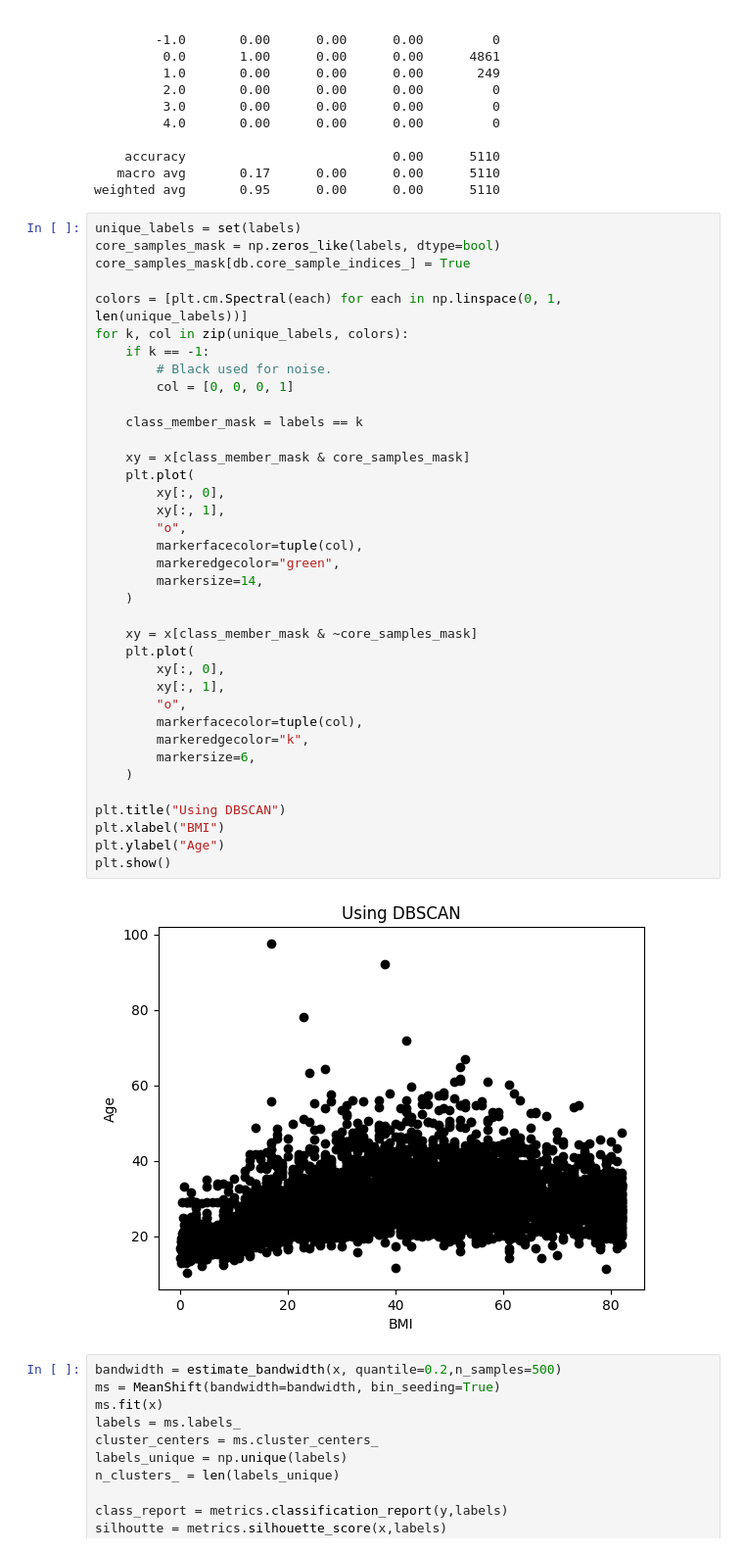
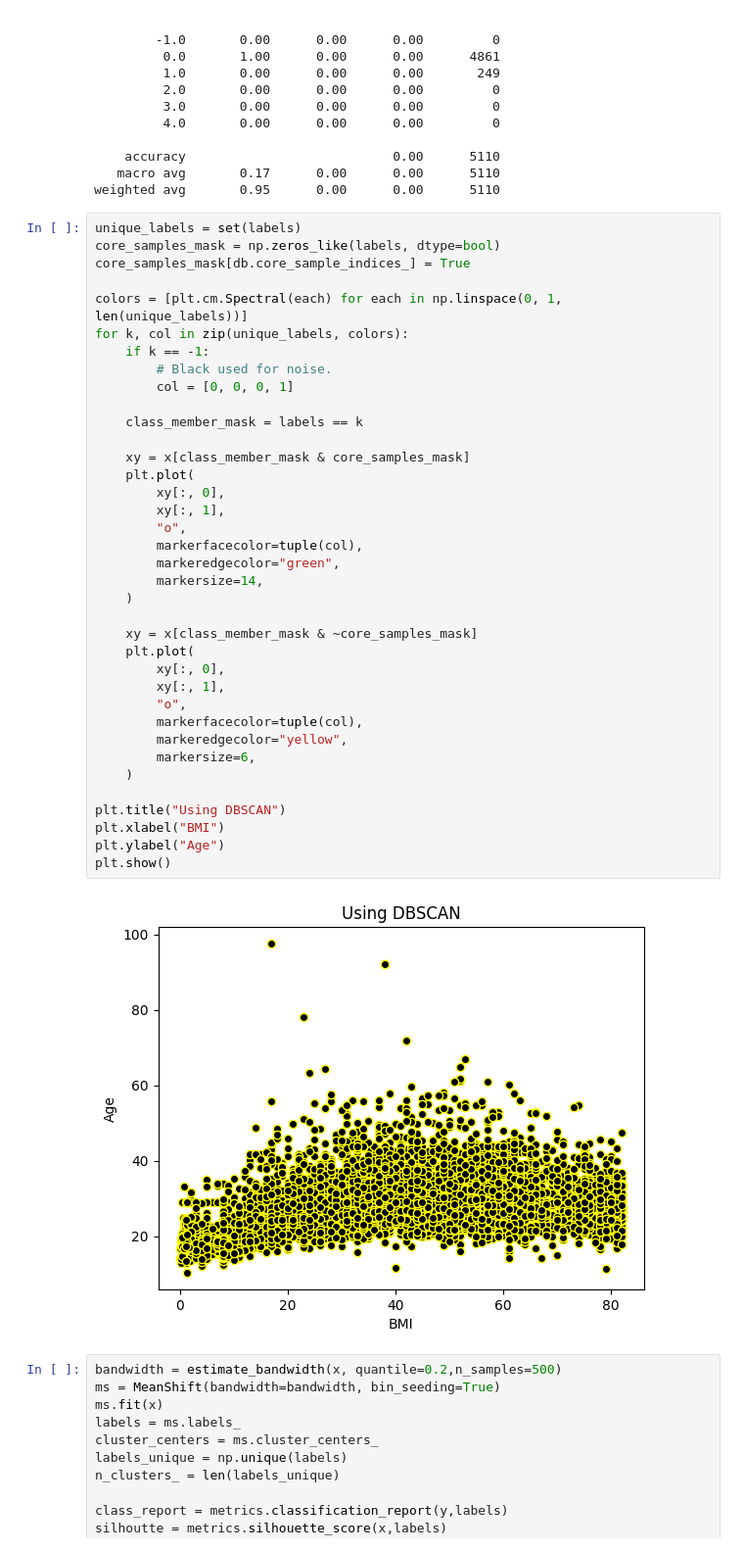
Before and after one commit to fl-sll/FODS-Quiz, a Jupyter notebook: Projects/DSFP.ipynb, the cells around one changed output. Shown: that part at 98% size. Drawn from its saved outputs; the diff is of its cells as text.

```diff
--- a/Projects/DSFP.ipynb
+++ b/Projects/DSFP.ipynb
@@ -152,35 +152,35 @@ for k, col in zip(unique_labels, colors):
     if k == -1:
         # Black used for noise.
         col = [0, 0, 0, 1]
 
     class_member_mask = labels == k
 
     xy = x[class_member_mask & core_samples_mask]
     plt.plot(
         xy[:, 0],
         xy[:, 1],
         "o",
         markerfacecolor=tuple(col),
         markeredgecolor="green",
         markersize=14,
     )
 
     xy = x[class_member_mask & ~core_samples_mask]
     plt.plot(
         xy[:, 0],
         xy[:, 1],
         "o",
         markerfacecolor=tuple(col),
-        markeredgecolor="k",
+        markeredgecolor="yellow",
         markersize=6,
     )
 
 plt.title("Using DBSCAN")
 plt.xlabel("BMI")
 plt.ylabel("Age")
 plt.show()
 # %% [output]
-[figure, old version]
+[figure, new version]
 # %%
 bandwidth = estimate_bandwidth(x, quantile=0.2,n_samples=500)
 ms = MeanShift(bandwidth=bandwidth, bin_seeding=True)
```
Also changed, not shown: parts of 5 cells of this notebook.
